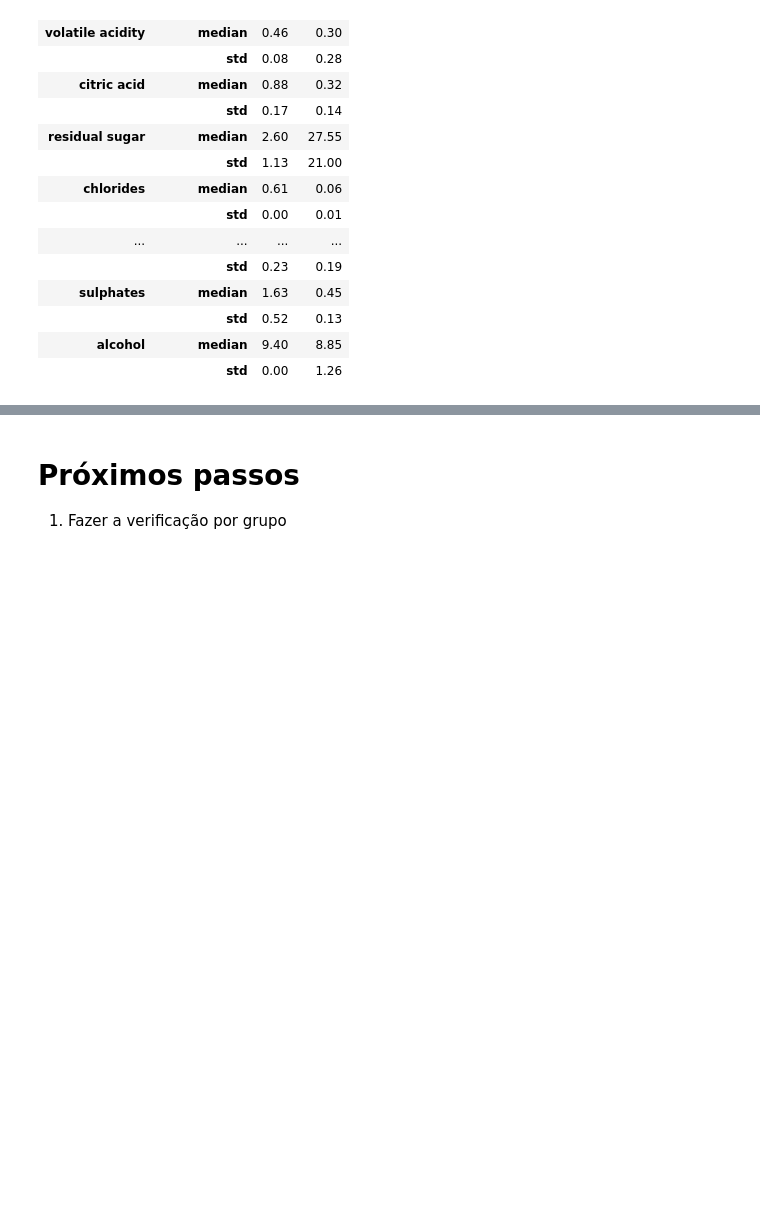
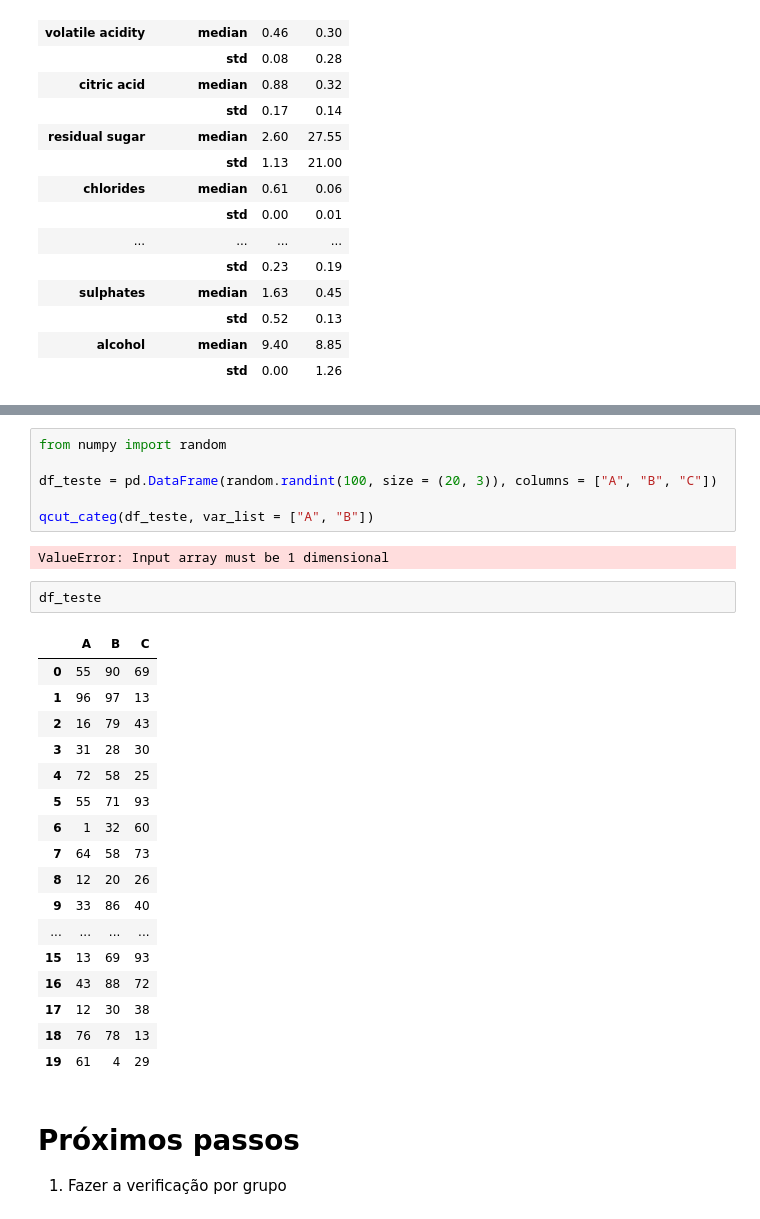
Before and after one commit to barbosarafael/DS_Avancado, a Jupyter notebook: wine_projeto/notebook_projeto.ipynb, the cells around one changed output, grey strips where cells are left out. Drawn from its saved outputs; the diff is of its cells as text; blank space fills up the shorter version.

```diff
--- a/wine_projeto/notebook_projeto.ipynb
+++ b/wine_projeto/notebook_projeto.ipynb
@@ -380,3 +422,31 @@ df1[df1["Cluster"] == 0].drop("Cluster", axis = 1).aggregate(["median"]).round(2
+# %%
+from numpy import random
+
+df_teste = pd.DataFrame(random.randint(100, size = (20, 3)), columns = ["A", "B", "C"])
+
+qcut_categ(df_teste, var_list = ["A", "B"])
+# %% [output]
+ValueError: Input array must be 1 dimensional
+# %%
+df_teste
+# %% [output]
+|  | A | B | C |
+| 0 | 55 | 90 | 69 |
+| 1 | 96 | 97 | 13 |
+| 2 | 16 | 79 | 43 |
+| 3 | 31 | 28 | 30 |
+| 4 | 72 | 58 | 25 |
+| 5 | 55 | 71 | 93 |
+| 6 | 1 | 32 | 60 |
+| 7 | 64 | 58 | 73 |
+| 8 | 12 | 20 | 26 |
+| 9 | 33 | 86 | 40 |
+| ... | ... | ... | ... |
+| 15 | 13 | 69 | 93 |
+| 16 | 43 | 88 | 72 |
+| 17 | 12 | 30 | 38 |
+| 18 | 76 | 78 | 13 |
+| 19 | 61 | 4 | 29 |
 # %% [markdown]
 # Próximos passos
 
```
Also changed, not shown: parts of 12 cells of this notebook.
